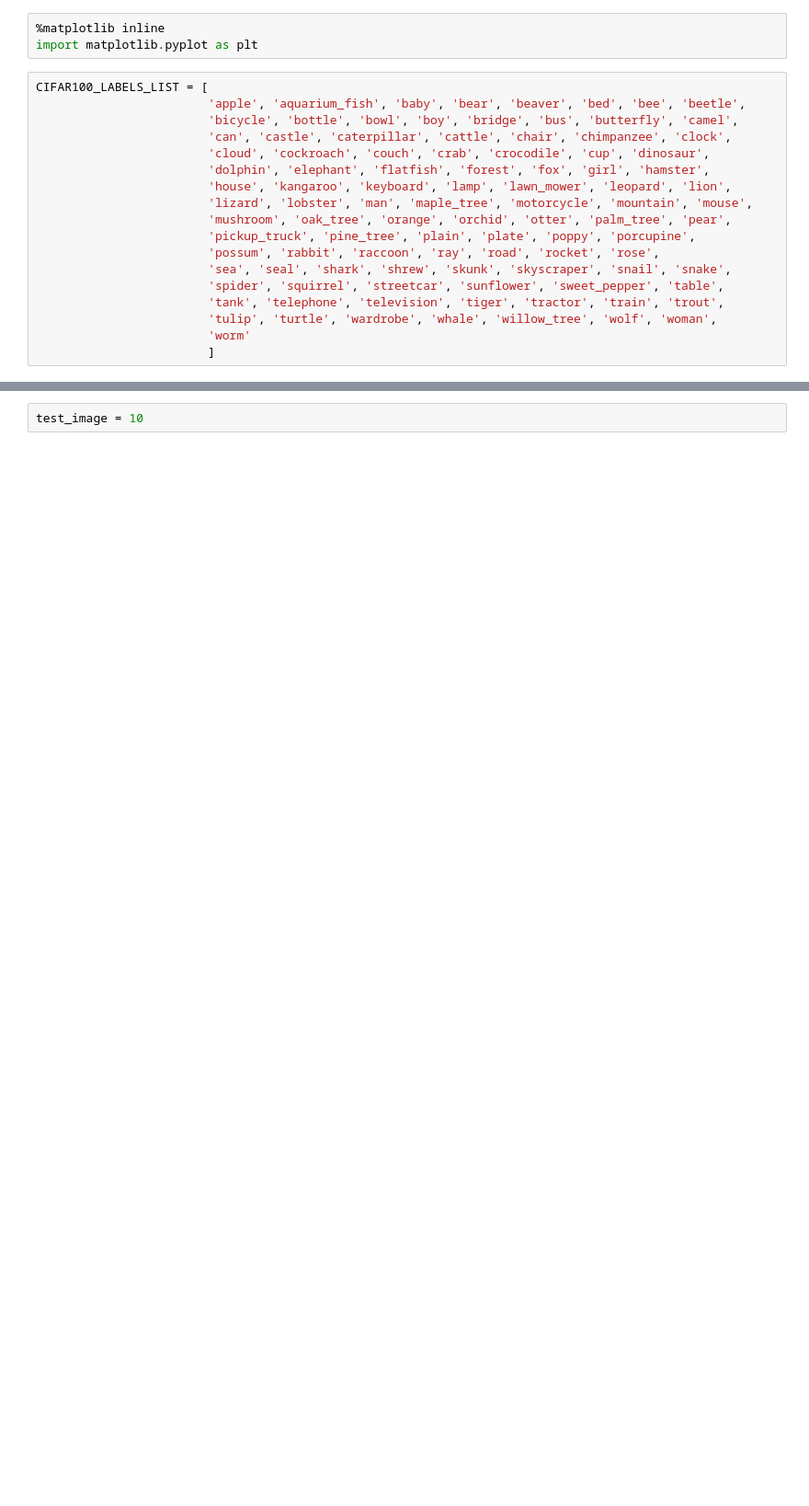
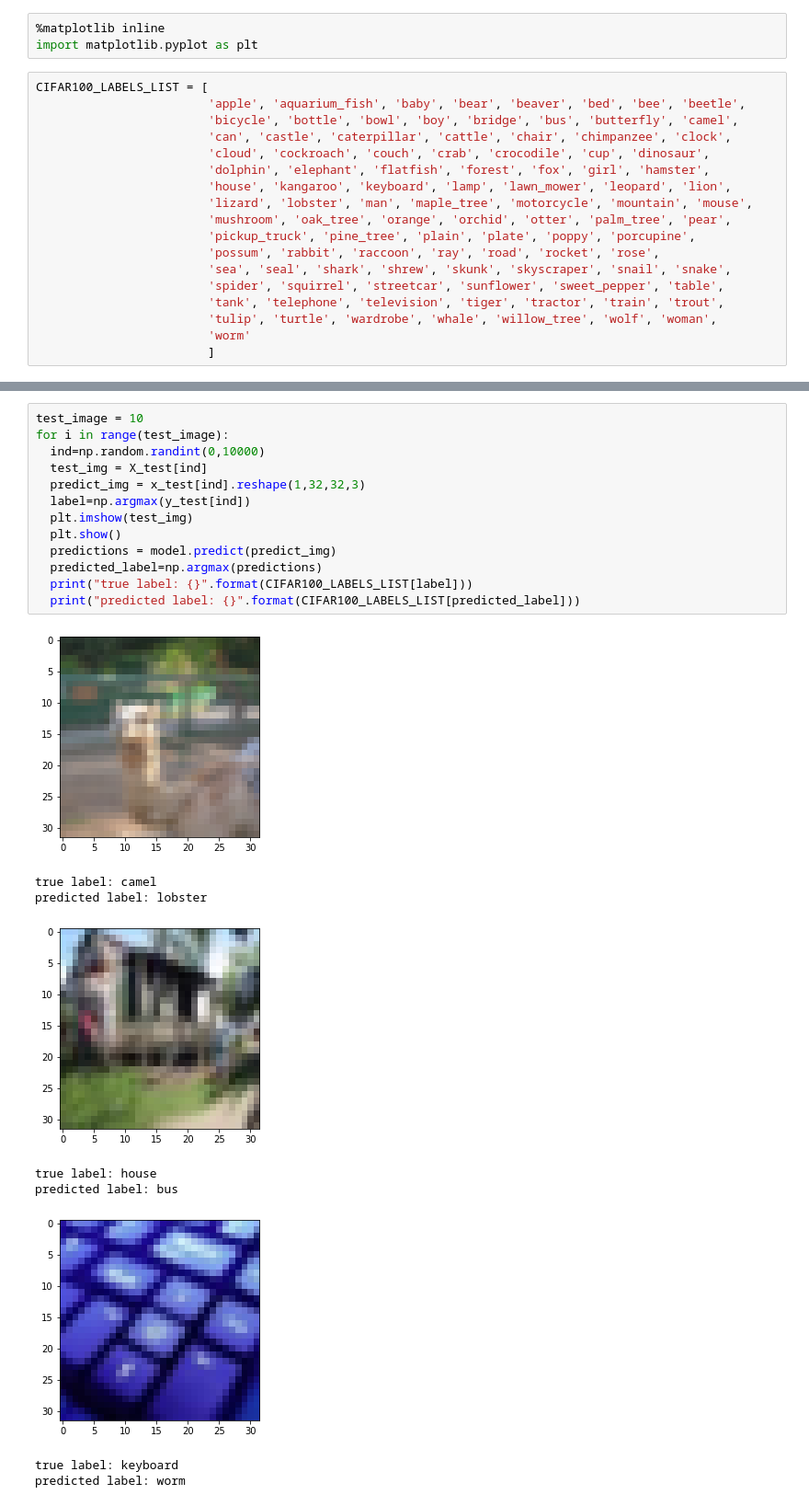
Before and after one commit to bushio/keras_tutorial, a Jupyter notebook: notebook/cifar100.ipynb, the cells around one changed output, grey strips where cells are left out. Shown at 92% size. Cells and saved outputs as stored; diff of their text form; blank space fills up the shorter version.

```diff
--- a/notebook/cifar100.ipynb
+++ b/notebook/cifar100.ipynb
@@ -131,2 +156,23 @@ lion
-# %%
-test_image = 10
+# %%
+test_image = 10
+for i in range(test_image):
+  ind=np.random.randint(0,10000)
+  test_img = X_test[ind]
+  predict_img = x_test[ind].reshape(1,32,32,3)
+  label=np.argmax(y_test[ind])
+  plt.imshow(test_img)
+  plt.show()
+  predictions = model.predict(predict_img)
+  predicted_label=np.argmax(predictions)
+  print("true label: {}".format(CIFAR100_LABELS_LIST[label]))
+  print("predicted label: {}".format(CIFAR100_LABELS_LIST[predicted_label]))
+# %% [output]
+[figure, added]
+true label: camel
+predicted label: lobster
+[figure, added]
+true label: house
+predicted label: bus
+[figure, added]
+true label: keyboard
+predicted label: worm
```
Also changed, not shown: parts of 7 cells of this notebook.
